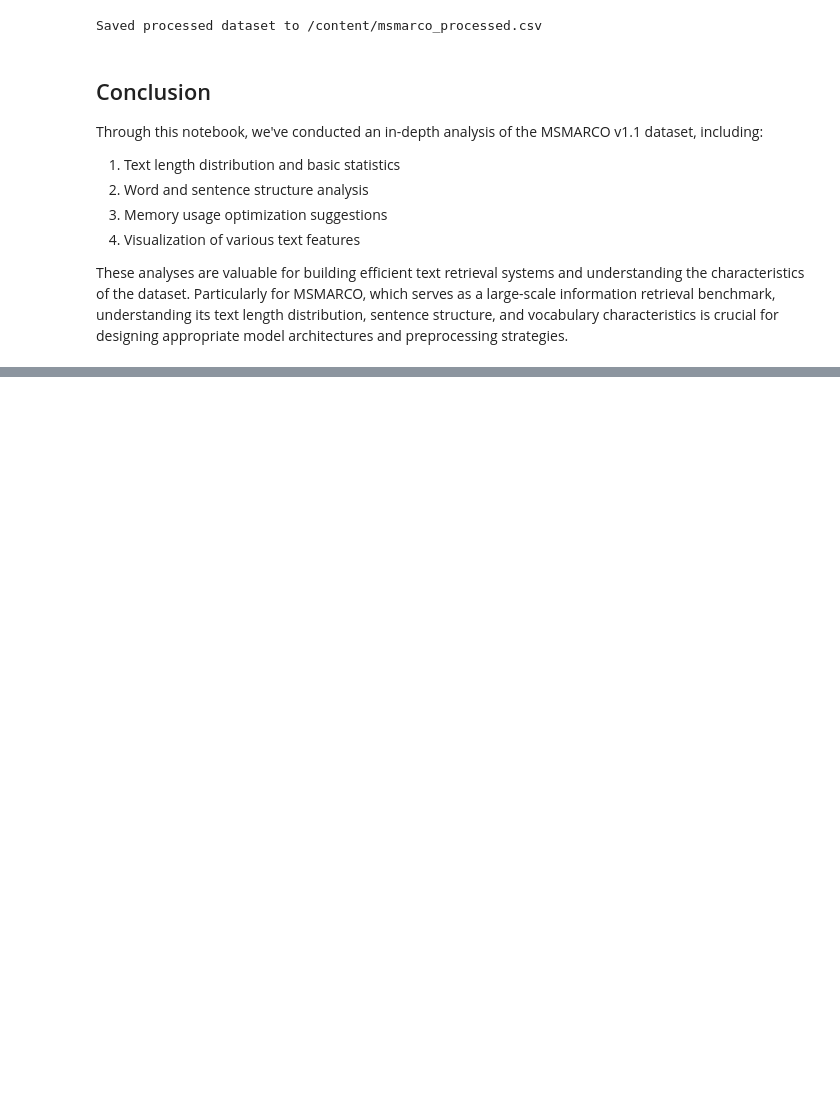
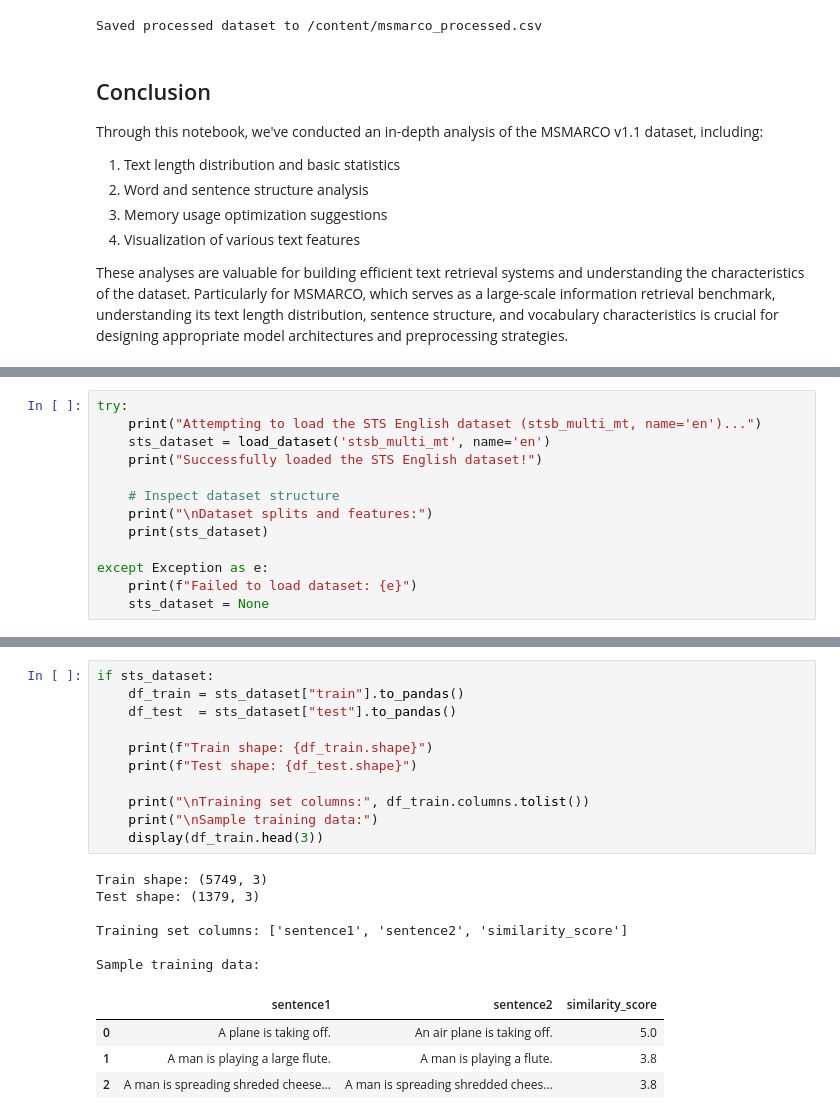
Before and after one commit to hua2980/CS6120_project, a Jupyter notebook: notebooks/1_data_exploration.ipynb, the cells around one changed output, grey strips where cells are left out. Drawn from its saved outputs; the diff is of its cells as text; blank space fills up the shorter version.

```diff
--- a/notebooks/1_data_exploration.ipynb
+++ b/notebooks/1_data_exploration.ipynb
@@ -473,0 +474,13 @@ These analyses are valuable for building efficient text retrieval systems and un
+# %%
+try:
+    print("Attempting to load the STS English dataset (stsb_multi_mt, name='en')...")
+    sts_dataset = load_dataset('stsb_multi_mt', name='en')
+    print("Successfully loaded the STS English dataset!")
+
+    # Inspect dataset structure
+    print("\nDataset splits and features:")
+    print(sts_dataset)
+
+except Exception as e:
+    print(f"Failed to load dataset: {e}")
+    sts_dataset = None
@@ -473,0 +506,22 @@ These analyses are valuable for building efficient text retrieval systems and un
+# %%
+if sts_dataset:
+    df_train = sts_dataset["train"].to_pandas()
+    df_test  = sts_dataset["test"].to_pandas()
+
+    print(f"Train shape: {df_train.shape}")
+    print(f"Test shape: {df_test.shape}")
+
+    print("\nTraining set columns:", df_train.columns.tolist())
+    print("\nSample training data:")
+    display(df_train.head(3))
+# %% [output]
+Train shape: (5749, 3)
+Test shape: (1379, 3)
+
+Training set columns: ['sentence1', 'sentence2', 'similarity_score']
+
+Sample training data:
+|  | sentence1 | sentence2 | similarity_score |
+| 0 | A plane is taking off. | An air plane is taking off. | 5.0 |
+| 1 | A man is playing a large flute. | A man is playing a flute. | 3.8 |
+| 2 | A man is spreading shreded cheese... | A man is spreading shredded chees... | 3.8 |
```
Also changed, not shown: parts of 10 cells of this notebook.
